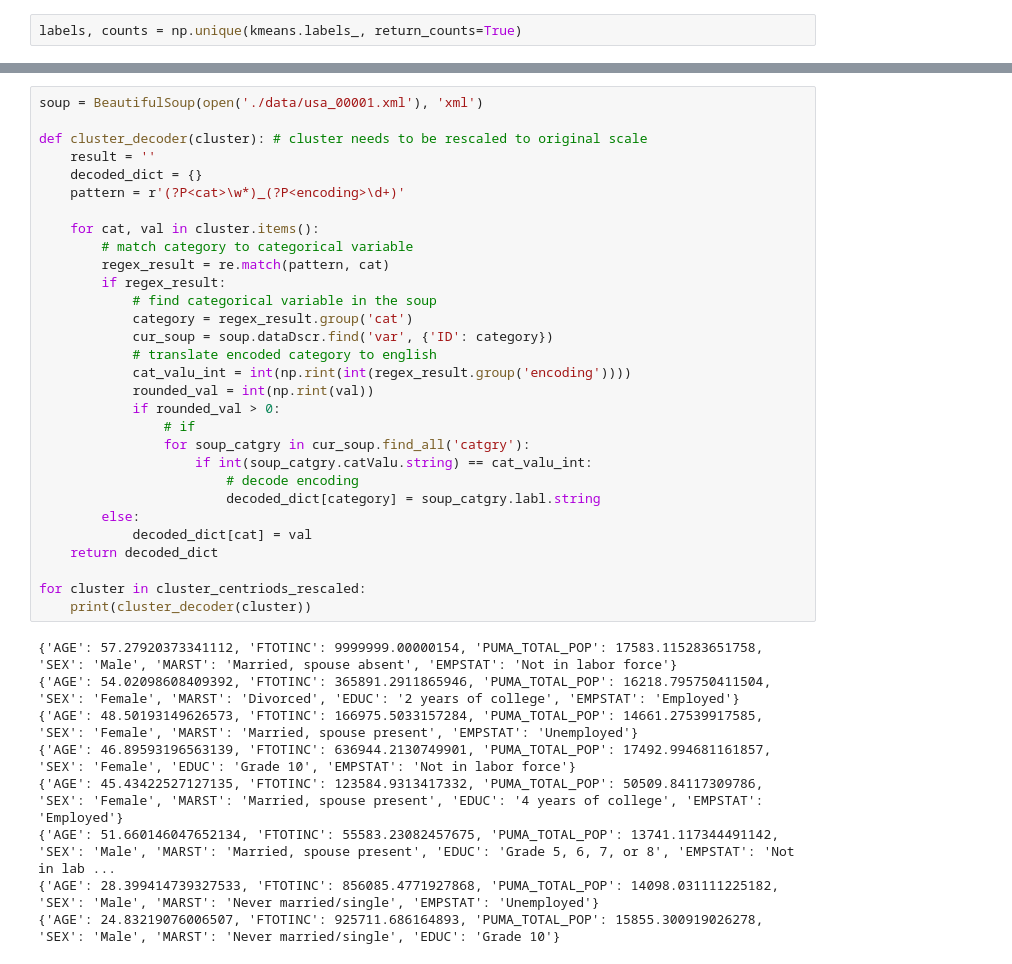
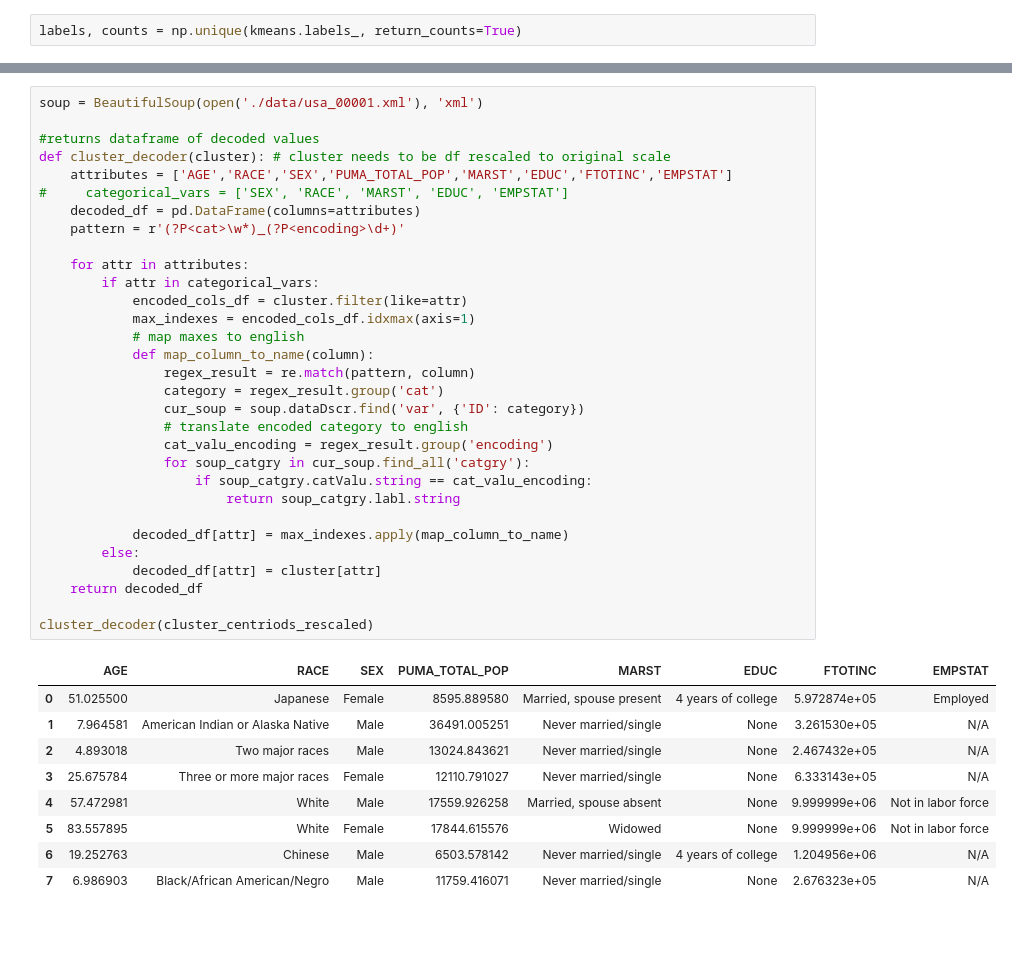
Before and after one commit to atran39/ModalAmerican, a Jupyter notebook: modal_american.ipynb, the cells around one changed output, grey strips where cells are left out. Drawn from its saved outputs; the diff is of its cells as text; blank space fills up the shorter version.

```diff
--- a/modal_american.ipynb
+++ b/modal_american.ipynb
@@ -144,41 +164,43 @@ for index in range(num_clusters):
 # %%
 soup = BeautifulSoup(open('./data/usa_00001.xml'), 'xml')
 
-def cluster_decoder(cluster): # cluster needs to be rescaled to original scale
-    result = ''
-    decoded_dict = {}
+#returns dataframe of decoded values
+def cluster_decoder(cluster): # cluster needs to be df rescaled to original scale
+    attributes = ['AGE','RACE','SEX','PUMA_TOTAL_POP','MARST','EDUC','FTOTINC','EMPSTAT']
+#     categorical_vars = ['SEX', 'RACE', 'MARST', 'EDUC', 'EMPSTAT']
+    decoded_df = pd.DataFrame(columns=attributes)
     pattern = r'(?P<cat>\w*)_(?P<encoding>\d+)'
 
-    for cat, val in cluster.items():
-        # match category to categorical variable
-        regex_result = re.match(pattern, cat)
-        if regex_result:
-            # find categorical variable in the soup
-            category = regex_result.group('cat')
-            cur_soup = soup.dataDscr.find('var', {'ID': category})
-            # translate encoded category to english
-            cat_valu_int = int(np.rint(int(regex_result.group('encoding'))))
-            rounded_val = int(np.rint(val))
-            if rounded_val > 0:
-                # if
+    for attr in attributes:
+        if attr in categorical_vars:
+            encoded_cols_df = cluster.filter(like=attr)
+            max_indexes = encoded_cols_df.idxmax(axis=1)
+            # map maxes to english
+            def map_column_to_name(column):
+                regex_result = re.match(pattern, column)
+                category = regex_result.group('cat')
+                cur_soup = soup.dataDscr.find('var', {'ID': category})
+                # translate encoded category to english
+                cat_valu_encoding = regex_result.group('encoding')
                 for soup_catgry in cur_soup.find_all('catgry'):
-                    if int(soup_catgry.catValu.string) == cat_valu_int:
-                        # decode encoding
-                        decoded_dict[category] = soup_catgry.labl.string
+                    if soup_catgry.catValu.string == cat_valu_encoding:
+                        return soup_catgry.labl.string
+
+            decoded_df[attr] = max_indexes.apply(map_column_to_name)
         else:
-            decoded_dict[cat] = val
-    return decoded_dict
+            decoded_df[attr] = cluster[attr]
+    return decoded_df
 
-for cluster in cluster_centriods_rescaled:
-    print(cluster_decoder(cluster))
+cluster_decoder(cluster_centriods_rescaled)
 # %% [output]
-{'AGE': 57.27920373341112, 'FTOTINC': 9999999.00000154, 'PUMA_TOTAL_POP': 17583.115283651758, 'SEX': 'Male', 'MARST': 'Married, spouse absent', 'EMPSTAT': 'Not in labor force'}
-{'AGE': 54.02098608409392, 'FTOTINC': 365891.2911865946, 'PUMA_TOTAL_POP': 16218.795750411504, 'SEX': 'Female', 'MARST': 'Divorced', 'EDUC': '2 years of college', 'EMPSTAT': 'Employed'}
-{'AGE': 48.50193149626573, 'FTOTINC': 166975.5033157284, 'PUMA_TOTAL_POP': 14661.27539917585, 'SEX': 'Female', 'MARST': 'Married, spouse present', 'EMPSTAT': 'Unemployed'}
-{'AGE': 46.89593196563139, 'FTOTINC': 636944.2130749901, 'PUMA_TOTAL_POP': 17492.994681161857, 'SEX': 'Female', 'EDUC': 'Grade 10', 'EMPSTAT': 'Not in labor force'}
-{'AGE': 45.43422527127135, 'FTOTINC': 123584.9313417332, 'PUMA_TOTAL_POP': 50509.84117309786, 'SEX': 'Female', 'MARST': 'Married, spouse present', 'EDUC': '4 years of college', 'EMPSTAT': 'Employed'}
-{'AGE': 51.660146047652134, 'FTOTINC': 55583.23082457675, 'PUMA_TOTAL_POP': 13741.117344491142, 'SEX': 'Male', 'MARST': 'Married, spouse present', 'EDUC': 'Grade 5, 6, 7, or 8', 'EMPSTAT': 'Not in lab ...
-{'AGE': 28.399414739327533, 'FTOTINC': 856085.4771927868, 'PUMA_TOTAL_POP': 14098.031111225182, 'SEX': 'Male', 'MARST': 'Never married/single', 'EMPSTAT': 'Unemployed'}
-{'AGE': 24.83219076006507, 'FTOTINC': 925711.686164893, 'PUMA_TOTAL_POP': 15855.300919026278, 'SEX': 'Male', 'MARST': 'Never married/single', 'EDUC': 'Grade 10'}
+|  | AGE | RACE | SEX | PUMA_TOTAL_POP | MARST | EDUC | FTOTINC | EMPSTAT |
+| 0 | 51.025500 | Japanese | Female | 8595.889580 | Married, spouse present | 4 years of college | 5.972874e+05 | Employed |
+| 1 | 7.964581 | American Indian or Alaska Native | Male | 36491.005251 | Never married/single | None | 3.261530e+05 | N/A |
+| 2 | 4.893018 | Two major races | Male | 13024.843621 | Never married/single | None | 2.467432e+05 | N/A |
+| 3 | 25.675784 | Three or more major races | Female | 12110.791027 | Never married/single | None | 6.333143e+05 | N/A |
+| 4 | 57.472981 | White | Male | 17559.926258 | Married, spouse absent | None | 9.999999e+06 | Not in labor force |
+| 5 | 83.557895 | White | Female | 17844.615576 | Widowed | None | 9.999999e+06 | Not in labor force |
+| 6 | 19.252763 | Chinese | Male | 6503.578142 | Never married/single | 4 years of college | 1.204956e+06 | N/A |
+| 7 | 6.986903 | Black/African American/Negro | Male | 11759.416071 | Never married/single | None | 2.676323e+05 | N/A |
 # %%
 plt.hist(data['PUMA_TOTAL_POP'], bins = 200)
```
Also changed, not shown: parts of 8 cells of this notebook.
